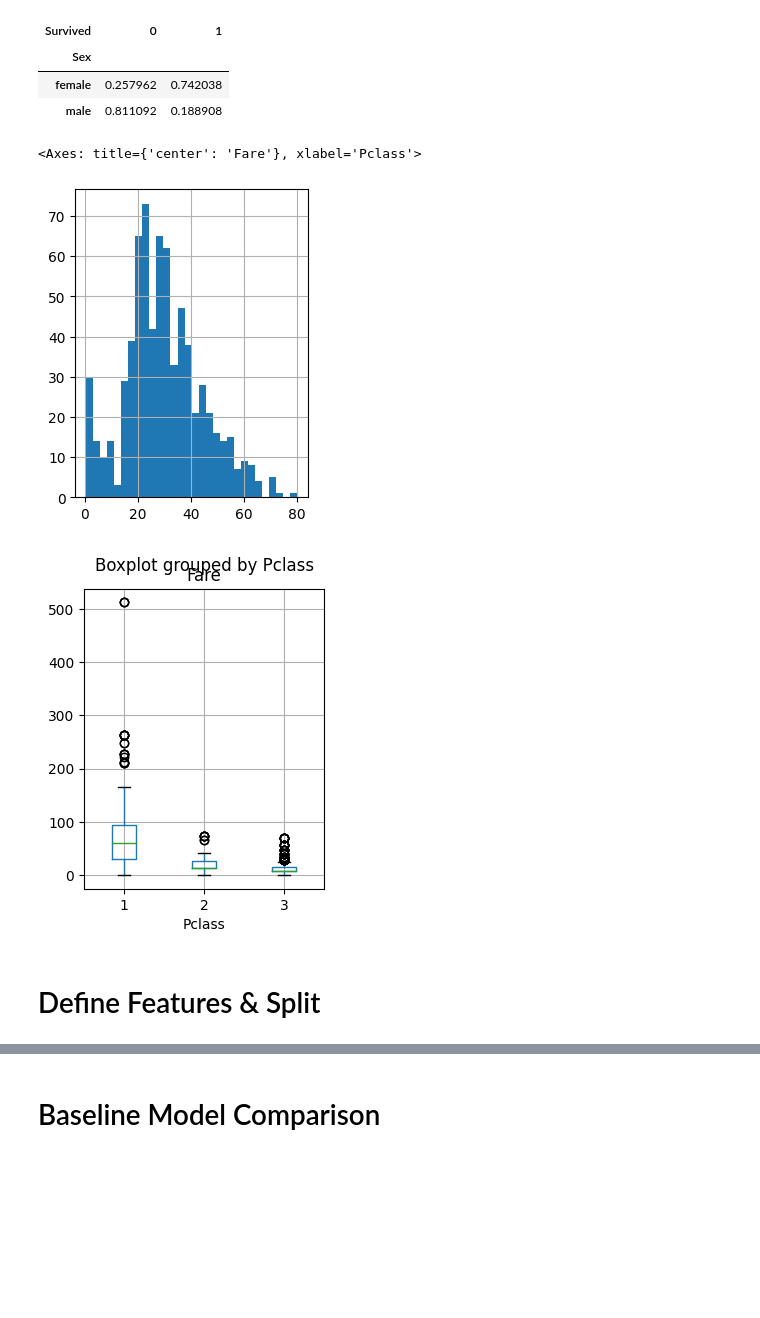
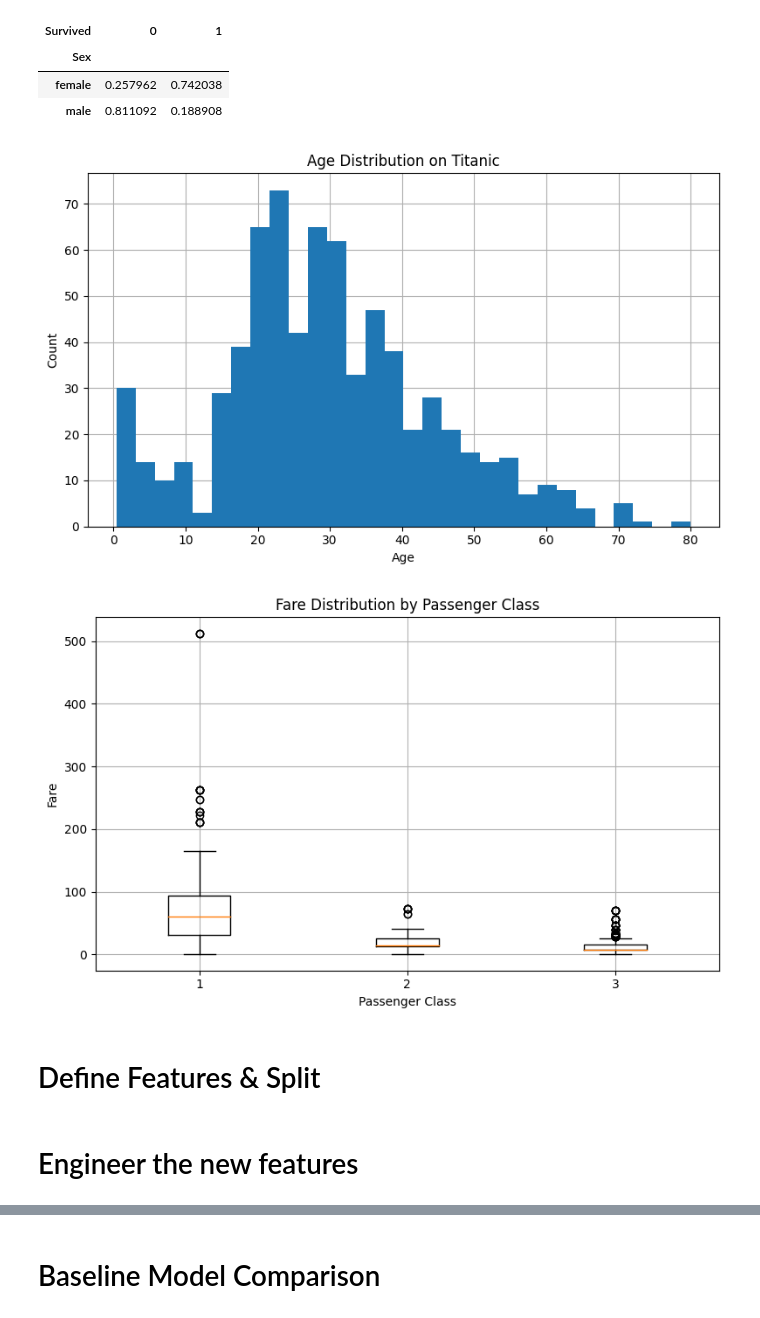
Before and after one commit to mariabilichenk0/kaggle, a Jupyter notebook: titanic/titanic.ipynb, the cells around one changed output, grey strips where cells are left out. Drawn from its saved outputs; the diff is of its cells as text; code cells hidden in the pictures; blank space fills up the shorter version.

Commit message:
added feature engineering

```diff
--- a/titanic/titanic.ipynb
+++ b/titanic/titanic.ipynb
@@ -110,12 +110,37 @@ display(pd.crosstab(train['Sex'],   train['Survived'], normalize='index'))
 | female | 0.257962 | 0.742038 |
 | male | 0.811092 | 0.188908 |
 # %%
-train['Age'].hist(bins=30, figsize=(3,4))
-train.boxplot('Fare', by='Pclass', figsize=(3,4))
+# train['Age'].hist(bins=30, figsize=(3,4))
+# train.boxplot('Fare', by='Pclass', figsize=(3,4))
+import matplotlib.pyplot as plt
+
+# 1) Age histogram with grid behind
+fig, ax = plt.subplots(figsize=(8, 5))
+ax.set_axisbelow(True)            # draw grid below other artists
+ax.hist(train['Age'].dropna(), bins=30, zorder=2)
+ax.grid(True, zorder=1)           # grid lines at zorder=1
+ax.set_title('Age Distribution on Titanic')
+ax.set_xlabel('Age')
+ax.set_ylabel('Count')
+fig.tight_layout()
+plt.show()
+
+
+# 2) Fare by Pclass boxplot with grid behind
+fig, ax = plt.subplots(figsize=(8, 5))
+ax.set_axisbelow(True)
+groups = [train.loc[train['Pclass']==cls, 'Fare'].dropna()
+          for cls in sorted(train['Pclass'].unique())]
+ax.boxplot(groups, labels=sorted(train['Pclass'].unique()), zorder=2)
+ax.grid(True, zorder=1)
+ax.set_title('Fare Distribution by Passenger Class')
+ax.set_xlabel('Passenger Class')
+ax.set_ylabel('Fare')
+fig.tight_layout()
+plt.show()
 # %% [output]
-<Axes: title={'center': 'Fare'}, xlabel='Pclass'>
-[figure, old version]
+[figure, new version]
-[figure, old version]
+[figure, new version]
 # %% [markdown]
 # Define Features & Split
 # %%
@@ -132,3 +157,5 @@ X_train, X_val, y_train, y_val = train_test_split(
     random_state=42,
     stratify=y
 )
+# %% [markdown]
+# Engineer the new features
```
Also changed, not shown: parts of 5 cells of this notebook.
